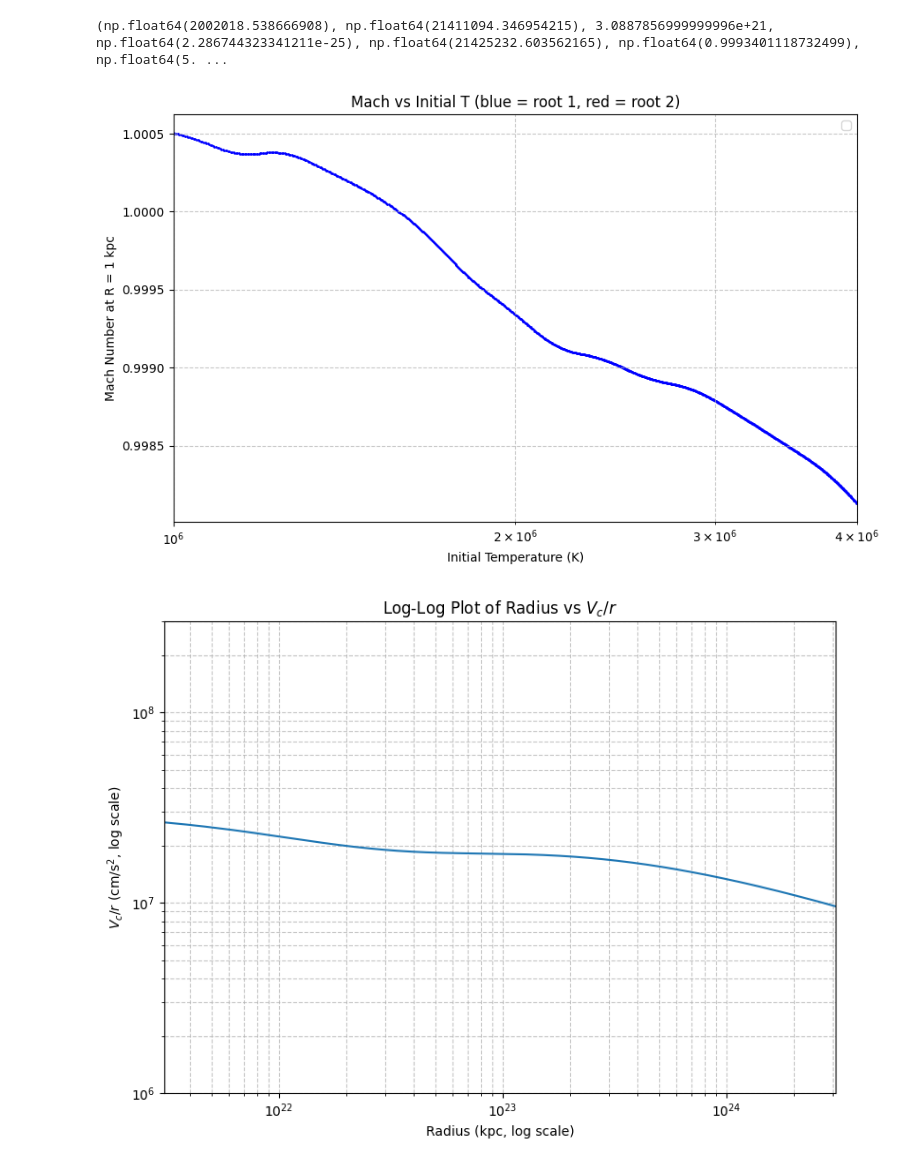
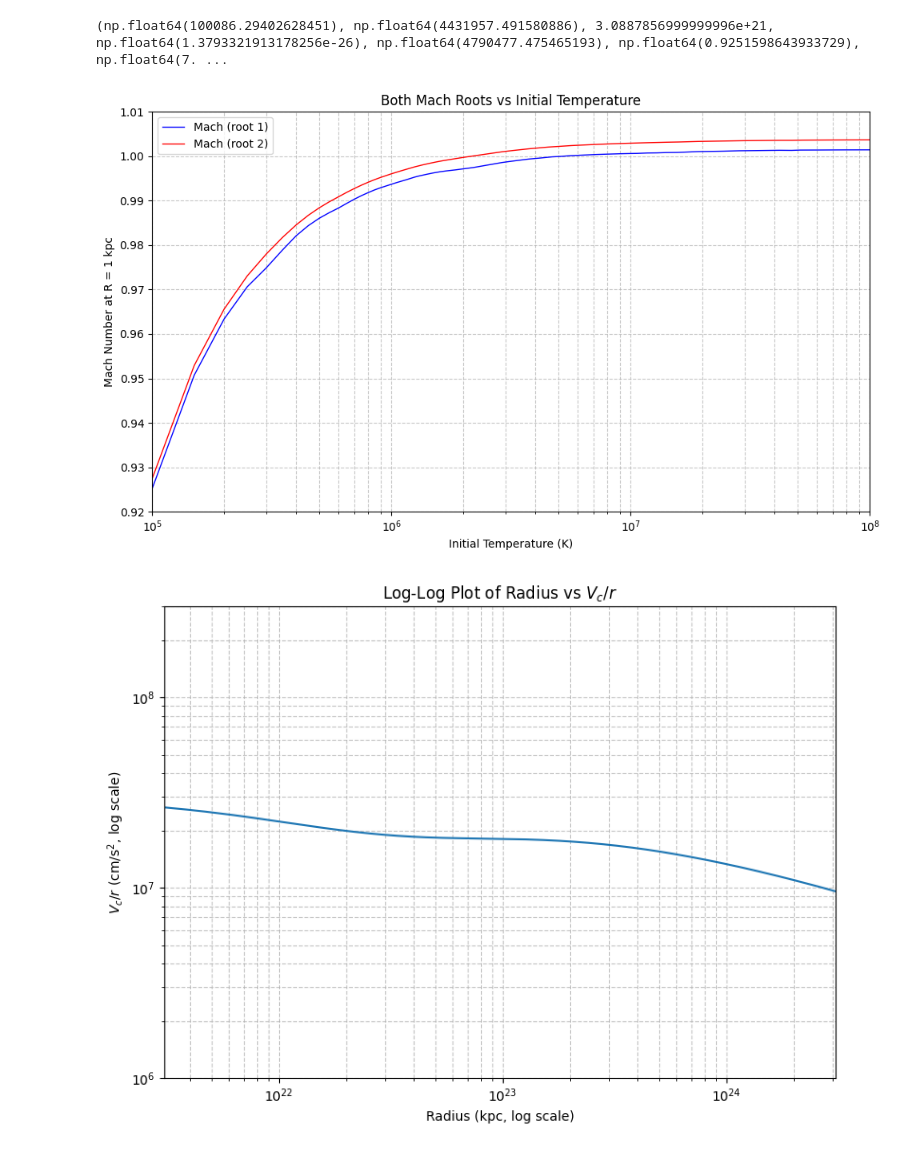
Before and after one commit to Jacob-Evans-007/Summer-2025-Hydrodynamics, a Jupyter notebook: Lab_notebook_1.ipynb, the cells around one changed output. Drawn from its saved outputs; the diff is of its cells as text; code cells hidden in the pictures.

```diff
--- a/Lab_notebook_1.ipynb
+++ b/Lab_notebook_1.ipynb
@@ -44,12 +44,12 @@ def quadsolver(T):
 
     T1 = T*(1 + epsilon*dlnT1)
     V_base = np.sqrt(gamma * k_Bcgs * T / (mu * mp_g))
-    dlnv1 = (-3/2)*dlnT1 + 3 - (2.5 * T1 / lf.Tc(ktc, 27.1*ktc, 210*ktc))
+    dlnv1 = (-3/2)*dlnT1 + 3 - (2.5*(lf.Tc(ktc, 27.1*ktc, 210*ktc) / T1))
     V1 = V_base*(1 + epsilon*dlnv1)
     mach1 = V1 / np.sqrt(gamma * k_Bcgs * T1 / (mu * mp_g))
 
     T2 = T*(1 + epsilon*dlnT2)
-    dlnv2 = (-3/2)*dlnT2 + 3 - (2.5 * T2 / lf.Tc(ktc, 27.1*ktc, 210*ktc))
+    dlnv2 = (-3/2)*dlnT2 + 3 - (2.5*(lf.Tc(ktc, 27.1*ktc, 210*ktc) / T2))
     V2 = V_base*(1 + epsilon*dlnv2)
     mach2 = V2 / np.sqrt(gamma * k_Bcgs * T2 / (mu * mp_g))
 
@@ -73,11 +73,11 @@ def quadsolver(T):
     cs_naught = np.sqrt(gamma * k_Bcgs * Tnaught / (mu * mp_g))
 
     return Tnaught, vnaught, Rnaught, rhonaught, cs_naught, machnaught, Mdot
-print(quadsolver(2e6))
+print(quadsolver(1e5))
 # %% [output]
-(np.float64(2002018.538666908), np.float64(21411094.346954215), 3.0887856999999996e+21, np.float64(2.286744323341211e-25), np.float64(21425232.603562165), np.float64(0.9993401118732499), np.float64(5. ...
+(np.float64(100086.29402628451), np.float64(4431957.491580886), 3.0887856999999996e+21, np.float64(1.3793321913178256e-26), np.float64(4790477.475465193), np.float64(0.9251598643933729), np.float64(7. ...
 # %%
-T_vals = np.linspace(1e6, 4e6, 1000)
+T_vals = np.linspace(1e5, 1e8, 2000)
 mach_list = []
 mach1_list = []
 mach2_list = []
@@ -100,49 +100,43 @@ for T_try in T_vals:
     dlnT1 = i/2
     dlnT2 = j/2
 
     T1 = T_try * (1 + epsilon * dlnT1)
     T2 = T_try * (1 + epsilon * dlnT2)
     V_base = np.sqrt(gamma * k_Bcgs * T_try / (mu * mp_g))
-    dlnv1 = (-3/2)*dlnT1 + 3 - (2.5 * T1 / lf.Tc(ktc, 27.1*ktc, 210*ktc))
-    dlnv2 = (-3/2)*dlnT2 + 3 - (2.5 * T2 / lf.Tc(ktc, 27.1*ktc, 210*ktc))
+    dlnv1 = (-3/2)*dlnT1 + 3 - (2.5*(lf.Tc(ktc, 27.1*ktc, 210*ktc) / T1))
+    dlnv2 = (-3/2)*dlnT2 + 3 - (2.5*(lf.Tc(ktc, 27.1*ktc, 210*ktc) / T2))
     V1 = V_base * (1 + epsilon*dlnv1)
     V2 = V_base * (1 + epsilon*dlnv2)
     mach1 = V1 / np.sqrt(gamma * k_Bcgs * T1 / (mu * mp_g))
     mach2 = V2 / np.sqrt(gamma * k_Bcgs * T2 / (mu * mp_g))
 
     mach1_list.append(mach1)
     mach2_list.append(mach2)
 
     if mach1 < mach2:
         chosen_root.append(1)
     else:
         chosen_root.append(2)
 
 # Plotting
 plt.figure(figsize=(10,6))
 
-# Both root curves
-#plt.plot(T_vals, mach1_list, 'b', label='Mach (root 1)')
-#plt.plot(T_vals, mach2_list, 'r', label='Mach (root 2)')
-
-# Chosen root (dot at actual mach)
-for T_try, mach_val, root in zip(T_vals, mach_list, chosen_root):
-    if root == 1:
-        plt.scatter(T_try, mach_val, color='blue', s=1)
-    else:
-        plt.scatter(T_try, mach_val, color='red', s=1)
+# Plot both roots as separate lines
+plt.plot(T_vals, mach1_list, color='blue', label='Mach (root 1)', linewidth=1)
+plt.plot(T_vals, mach2_list, color='red', label='Mach (root 2)', linewidth=1)
 
 plt.xlabel('Initial Temperature (K)')
 plt.xscale('log')
-plt.xlim(1e6, 4e6)
+plt.ylim(.92,1.01)
+plt.xlim(1e5, 1e8)
 plt.ylabel('Mach Number at R = 1 kpc')
-plt.title('Mach vs Initial T (blue = root 1, red = root 2)')
+plt.title('Both Mach Roots vs Initial Temperature')
 plt.grid(True, which='both', linestyle='--', alpha=0.7)
-plt.grid(True)
 plt.legend()
+plt.tight_layout()
 plt.show()
 # %% [output]
-[figure, old version]
+[figure, new version]
 # %%
 def vc2grab(r,rs,R):
     vc2 = lf.vcgrab(r, rs,R)**2
```
Also changed, not shown: parts of 9 cells of this notebook.
